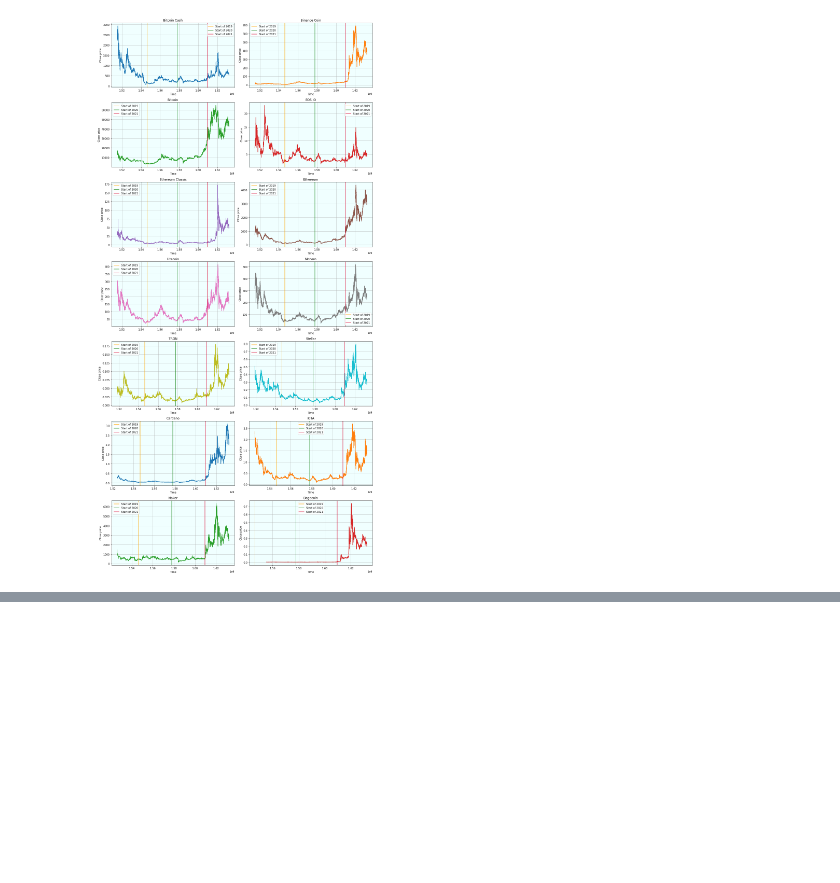
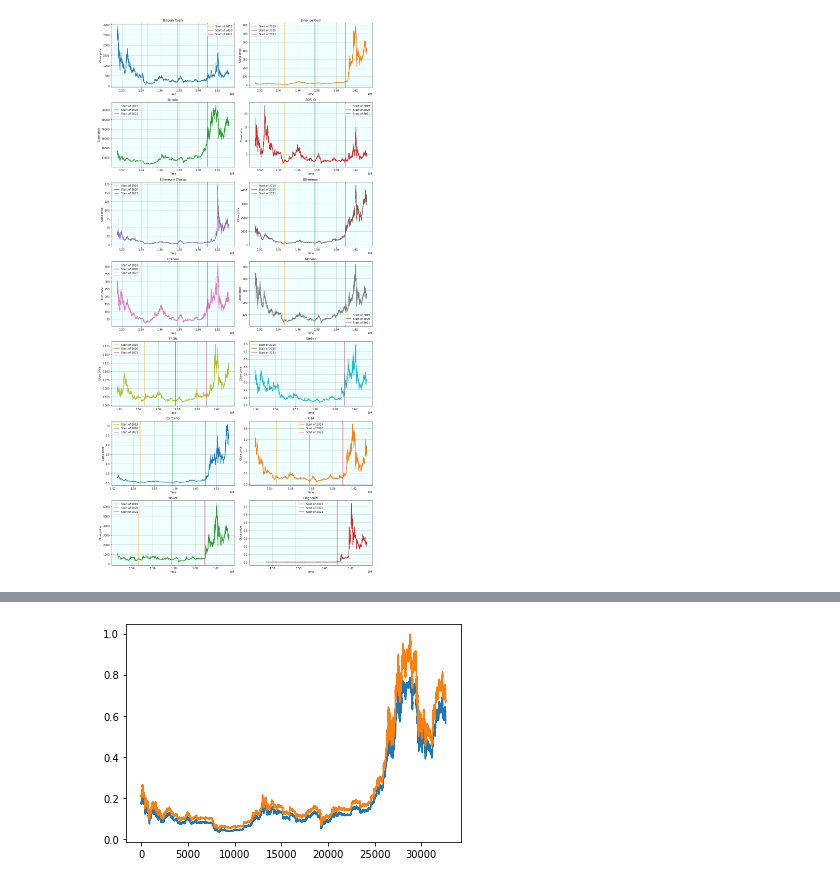
Before and after one commit to Dutra-Apex/G-Research-Crypto, a Jupyter notebook: G_Research_Crypto_team.ipynb, the cells around one changed output, grey strips where cells are left out. Saved outputs shown, nothing was run; the diff lists cells and outputs as text; code cells hidden in the pictures; blank space fills up the shorter version.

```diff
--- a/G_Research_Crypto_team.ipynb
+++ b/G_Research_Crypto_team.ipynb
@@ -155,0 +218,17 @@ plt.show()
+# %%
+
+train_data = scaled_bit_close
+
+#print(train_data.shape)
+
+x_train = np.zeros((train_data.shape[0], 59, 1))
+y_train = np.zeros(((train_data.shape[0]), 1, 1) )
+
+for i in range(len(train_data)):
+  x_train[i] = train_data[i][:59]
+  y_train[i] = train_data[i][59:]
+
+#Convert both train sets to numpy arrays
+#x_train, y_train = np.array(x_train), np.array(y_train)
+
+print(x_train.shape, y_train.shape)
@@ -155,0 +237,19 @@ plt.show()
+# %%
+tf.keras.backend.clear_session()
+
+model = Sequential()
+model.add(LSTM(590, batch_input_shape=(None, 59, 1), return_sequences=True))
+model.add(Dropout(0.2))
+model.add(Dense(units=(50)))
+model.add(LSTM((59), return_sequences=True))
+model.add(Dense(units=(5)))
+model.add(Dropout(0.2))
+model.add(LSTM((1), return_sequences=False))
+model.add(Dropout(0.2))
+#model.add(Dense(units=3))
+#model.compile(loss='kullback_leibler_divergence', optimizer='adam', metrics='accuracy')
+model.compile(loss='mean_squared_error', optimizer='adam', metrics=['mean_squared_error'])
+#model.compile(loss='mean_squared_logarithmic_error', optimizer='adam', metrics='accuracy')
+#model.add(Activation('sigmoid'))
+#model.add(Activation('softmax'))
+model.summary()
@@ -155,0 +274,3 @@ plt.show()
+# %%
+# Fits the x_train and y_train data into the model
+history = model.fit(x_train, y_train, batch_size = None, epochs= 1)
@@ -155,0 +279,8 @@ plt.show()
+# %%
+pred = model.predict(x_train)
+# %%
+plt.plot(pred)
+plt.plot(y_train.reshape(32616))
+plt.show()
+# %% [output]
+[figure, added]
```
Also changed, not shown: parts of 21 cells of this notebook.
